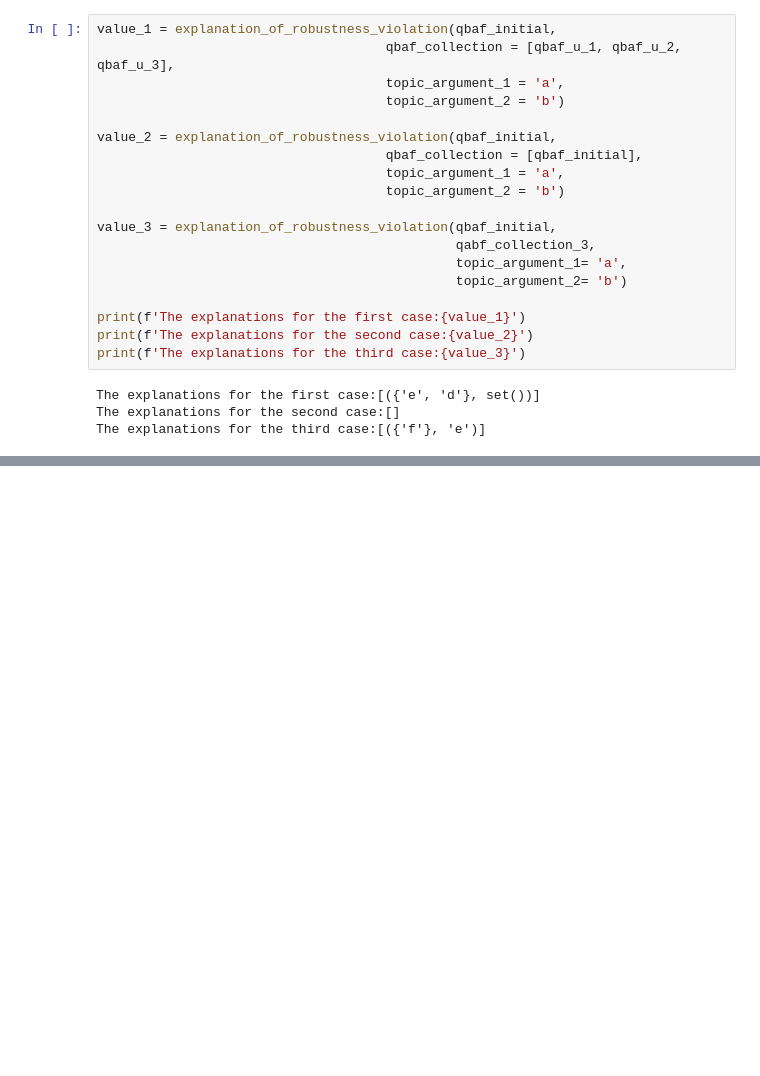
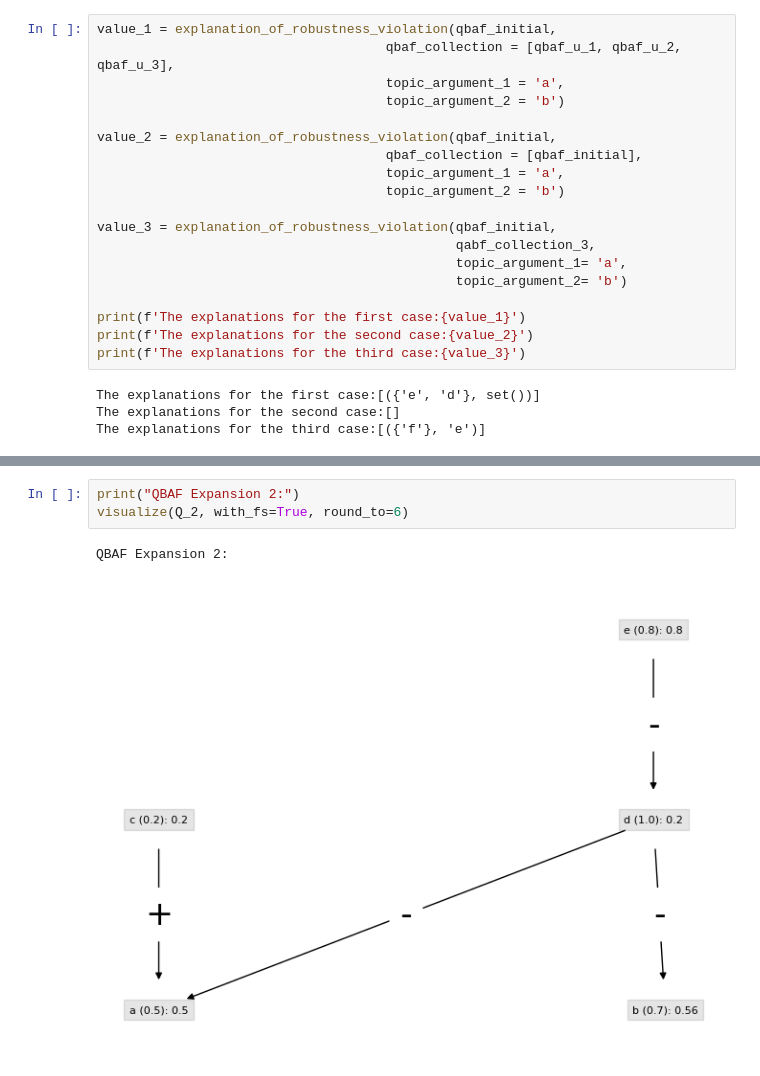
Before and after one commit to TimKam/Quantitative-Bipolar-Argumentation, a Jupyter notebook: examples.ipynb, the cells around one changed output, grey strips where cells are left out. Cells and saved outputs as stored; diff of their text form; blank space fills up the shorter version.

```diff
--- a/examples.ipynb
+++ b/examples.ipynb
@@ -722,0 +798,6 @@ The explanations for the third case:[({'f'}, 'e')]
+# %%
+print("QBAF Expansion 2:")
+visualize(Q_2, with_fs=True, round_to=6)
+# %% [output]
+QBAF Expansion 2:
+[figure, added]
```
Also changed, not shown: parts of 28 cells of this notebook, 1 other file.
